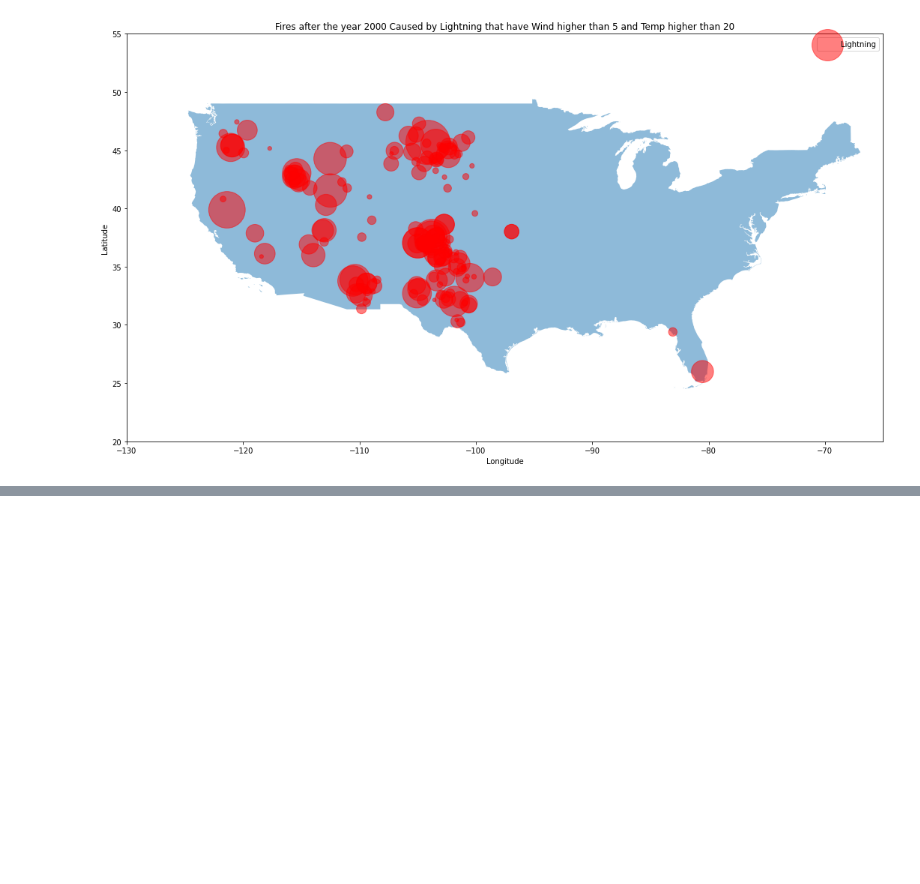
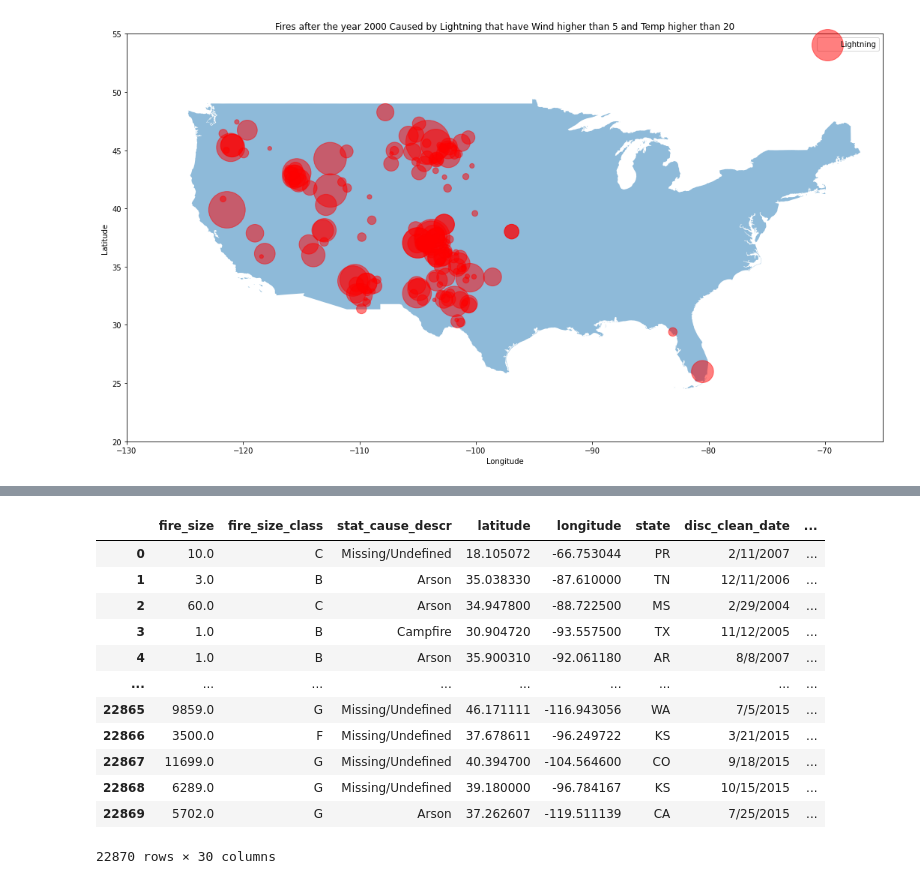
Before and after one commit to ConnorCallahan01/CSCI183FinalProject, a Jupyter notebook: FinalProject.ipynb, the cells around one changed output, grey strips where cells are left out. Saved outputs shown, nothing was run; the diff lists cells and outputs as text; code cells hidden in the pictures; blank space fills up the shorter version.

```diff
--- a/FinalProject.ipynb
+++ b/FinalProject.ipynb
@@ -582,3 +608,24 @@ plt.show()
+# %%
+temp_1 = fire_df_copy[(fire_df_copy['Wind_cont'] < 7.428) & (fire_df_copy['Wind_cont'] > -0.01)]
+temp_2 = temp_1[(temp_1['Hum_cont'] < 128.61) & (temp_1['Hum_cont'] > 0)]
+temp_3 = temp_2[(temp_2['Temp_cont'] < 42.9105) & (temp_2['Temp_cont'] > 0)]
+no_out_fire_df = temp_3[(temp_3['fire_size'] < 47803.218) & (temp_3['fire_size'] > 0)]
+no_out_fire_df.reset_index(drop=True, inplace=True)
+no_out_fire_df
+# %% [output]
+|  | fire_size | fire_size_class | stat_cause_descr | latitude | longitude | state | disc_clean_date | ... |
+| 0 | 10.0 | C | Missing/Undefined | 18.105072 | -66.753044 | PR | 2/11/2007 | ... |
+| 1 | 3.0 | B | Arson | 35.038330 | -87.610000 | TN | 12/11/2006 | ... |
+| 2 | 60.0 | C | Arson | 34.947800 | -88.722500 | MS | 2/29/2004 | ... |
+| 3 | 1.0 | B | Campfire | 30.904720 | -93.557500 | TX | 11/12/2005 | ... |
+| 4 | 1.0 | B | Arson | 35.900310 | -92.061180 | AR | 8/8/2007 | ... |
+| ... | ... | ... | ... | ... | ... | ... | ... | ... |
+| 22865 | 9859.0 | G | Missing/Undefined | 46.171111 | -116.943056 | WA | 7/5/2015 | ... |
+| 22866 | 3500.0 | F | Missing/Undefined | 37.678611 | -96.249722 | KS | 3/21/2015 | ... |
+| 22867 | 11699.0 | G | Missing/Undefined | 40.394700 | -104.564600 | CO | 9/18/2015 | ... |
+| 22868 | 6289.0 | G | Missing/Undefined | 39.180000 | -96.784167 | KS | 10/15/2015 | ... |
+| 22869 | 5702.0 | G | Arson | 37.262607 | -119.511139 | CA | 7/25/2015 | ... |
+22870 rows × 30 columns
 # %%
 i = 0
 while i < 100:
```
Also changed, not shown: parts of 10 cells of this notebook.
